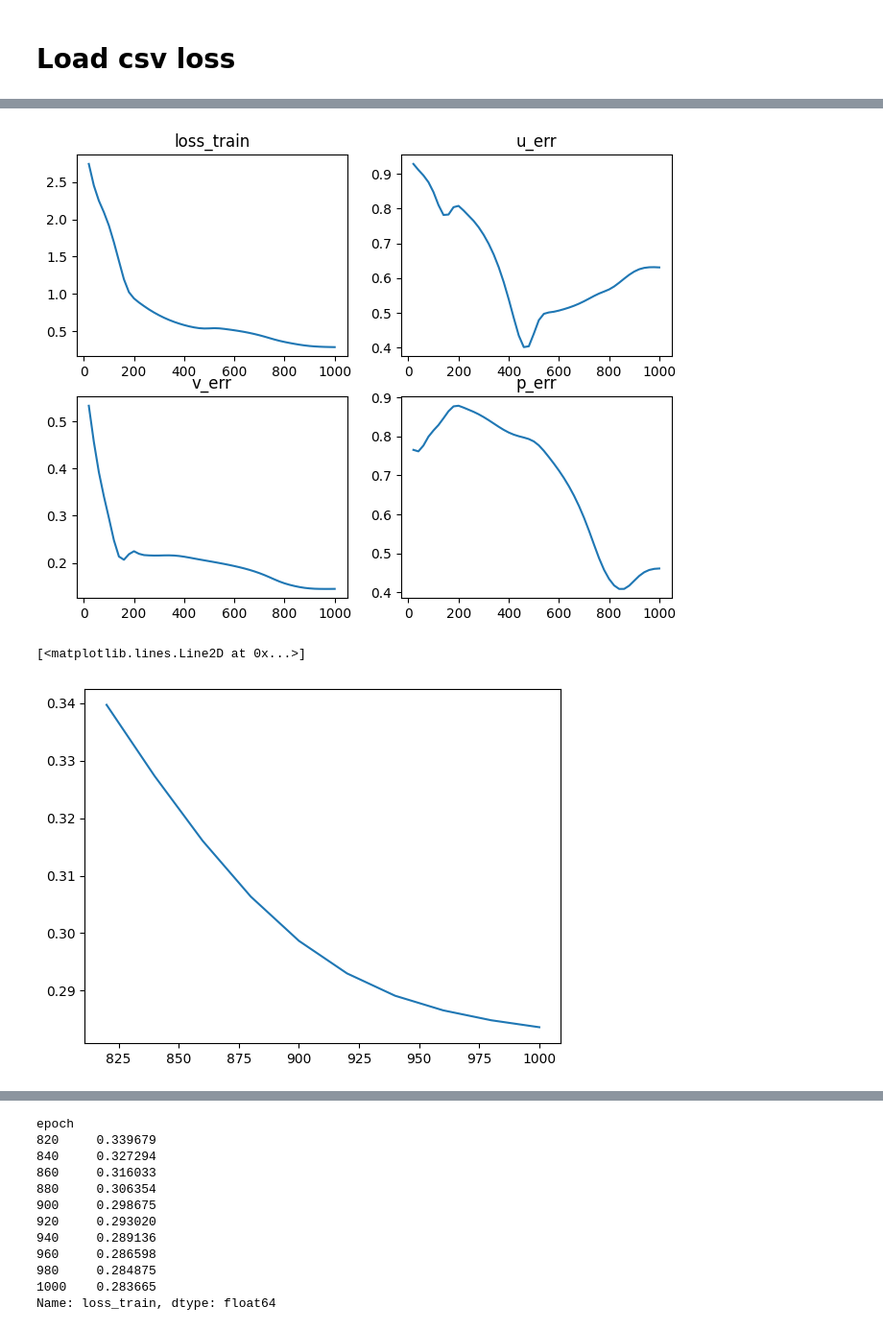
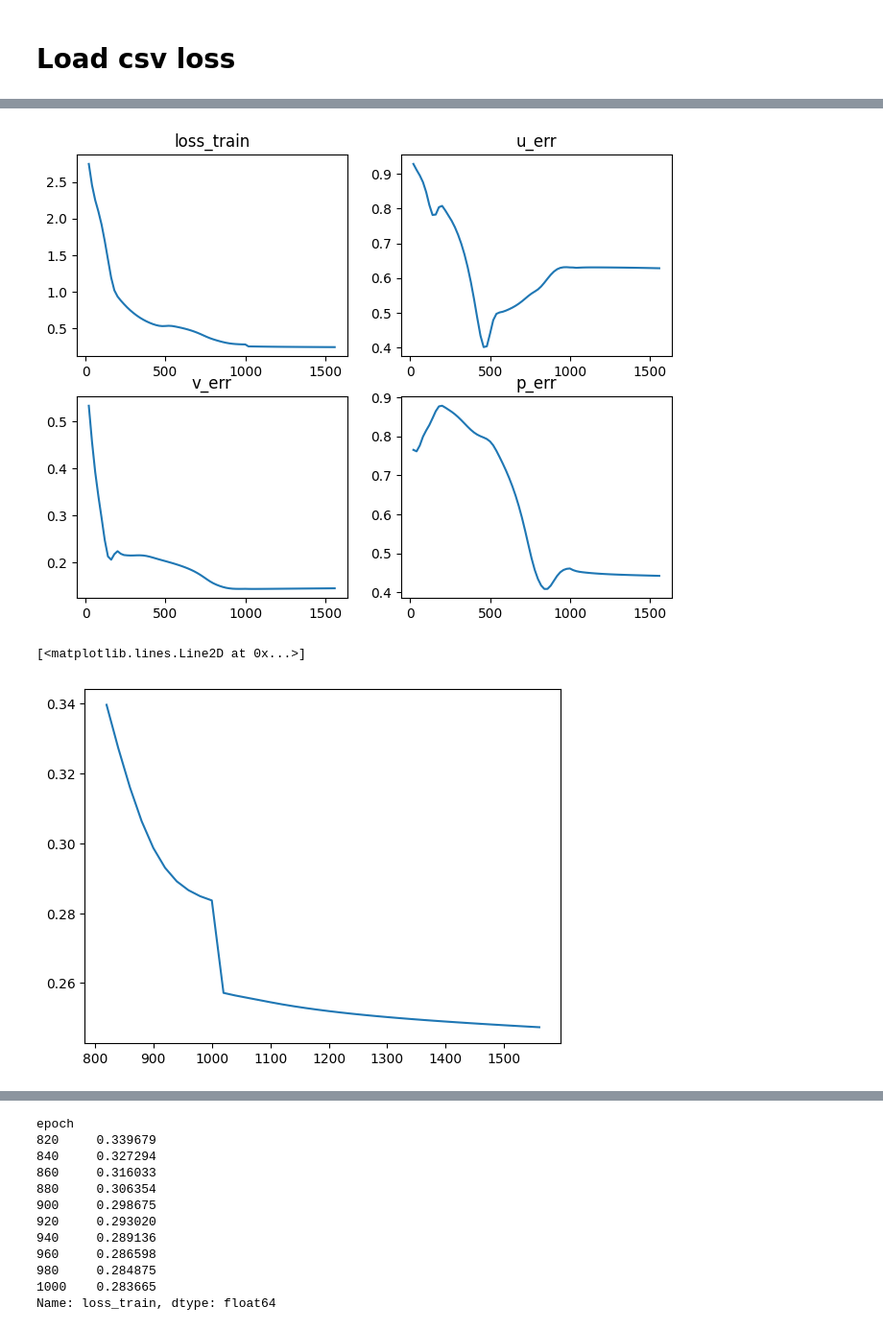
Before and after one commit to sedykh-ag/kovasznay_quantum, a Jupyter notebook: distr/testing.ipynb, the cells around one changed output, grey strips where cells are left out. Shown at 96% size. Saved outputs shown, nothing was run; the diff lists cells and outputs as text; code cells hidden in the pictures.

Commit message:
upd 2000e silu training

```diff
--- a/distr/testing.ipynb
+++ b/distr/testing.ipynb
@@ -106,5 +106,5 @@ Executed in 57.66 sec.
 import pandas as pd
 import matplotlib.pyplot as plt
 # %%
-df_q = pd.read_csv("models/quantum_silu/log.csv", index_col="epoch")
+df_q_silu = pd.read_csv("models/quantum_2000e_silu/log.csv", index_col="epoch")
 df_q_relu = pd.read_csv("models/quantum_2000e_relu/log.csv", index_col="epoch")
@@ -132,17 +121,17 @@ df_q
 # %%
 errs = ["loss_train", "u_err", "v_err", "p_err"]
 
 plt.figure(figsize=(8, 6))
 for i, err in enumerate(errs):
     plt.subplot(2, 2, i+1)
-    plt.plot(df_q.index, df_q[err])
+    plt.plot(df_q_silu.index, df_q_silu[err])
     plt.title(err)
 plt.show()
 # %% [output]
-[figure, old version]
+[figure, new version]
 # %%
-plt.plot(df_q["loss_train"].iloc[40:])
+plt.plot(df_q_silu["loss_train"].iloc[40:])
 # %% [output]
 [<matplotlib.lines.Line2D at 0x...>]
-[figure, old version]
+[figure, new version]
 # %%
```
Also changed, not shown: parts of 3 cells of this notebook, 2 other files.
